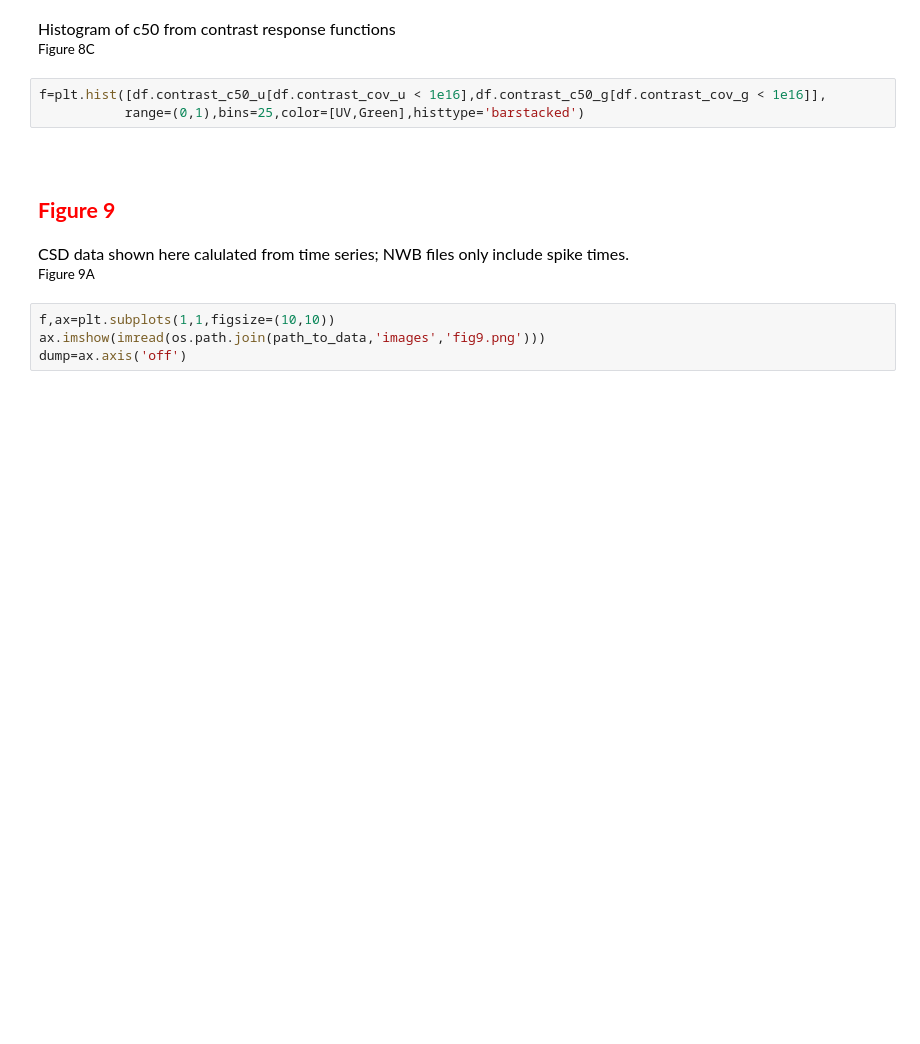
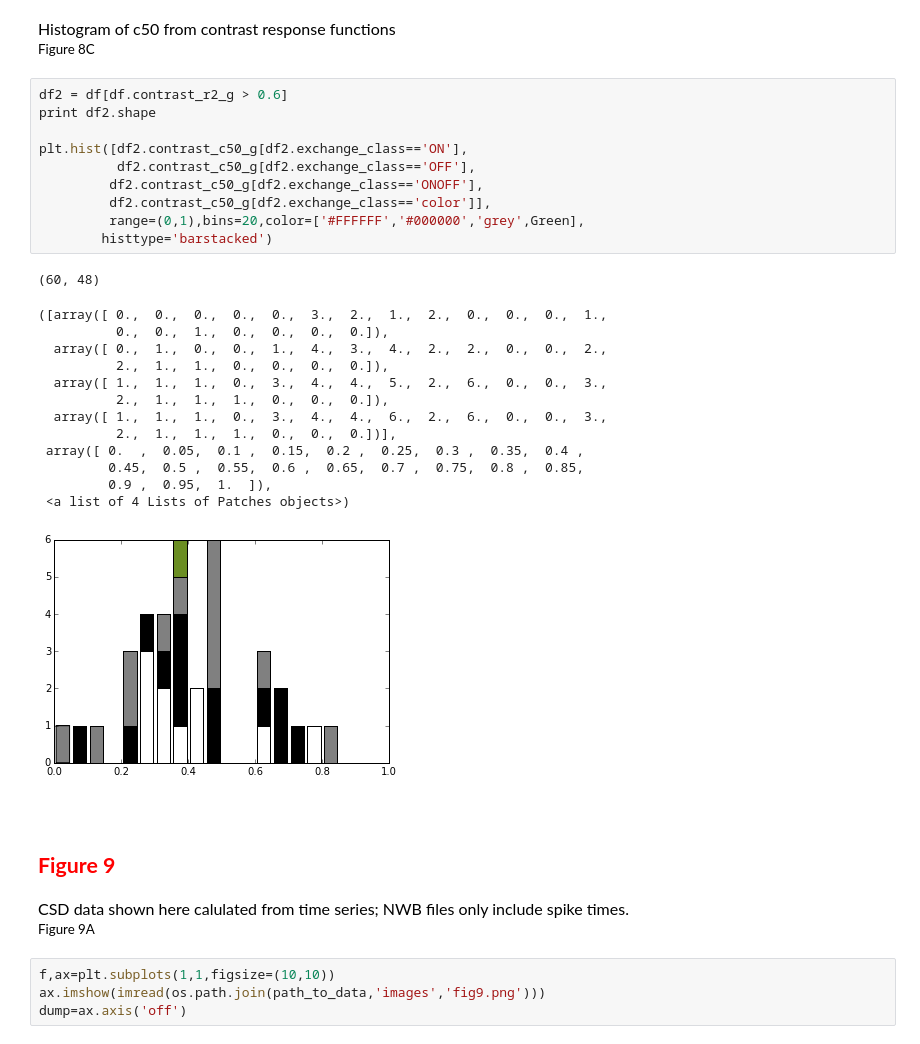
Before and after one commit to danieljdenman/mouse_chromatic, a Jupyter notebook: Denman2016_JNeurosci.ipynb, the cells around one changed output. Cells and saved outputs as stored; diff of their text form; blank space fills up the shorter version.

```diff
--- a/Denman2016_JNeurosci.ipynb
+++ b/Denman2016_JNeurosci.ipynb
@@ -1546,9 +1572,31 @@ cleanAxes(plt.gca(),leftLabels=True,bottomLabels=True)
 # %% [markdown]
 <div style="font-size:12pt;color:#000000">Histogram of c50 from contrast response functions</div>
 <div style="font-size:10pt;color:#000000"> Figure 8C</div>
-# %%
-f=plt.hist([df.contrast_c50_u[df.contrast_cov_u < 1e16],df.contrast_c50_g[df.contrast_cov_g < 1e16]],
-           range=(0,1),bins=25,color=[UV,Green],histtype='barstacked')
+# %%
+df2 = df[df.contrast_r2_g > 0.6]
+print df2.shape
+
+plt.hist([df2.contrast_c50_g[df2.exchange_class=='ON'],
+          df2.contrast_c50_g[df2.exchange_class=='OFF'],
+         df2.contrast_c50_g[df2.exchange_class=='ONOFF'],
+         df2.contrast_c50_g[df2.exchange_class=='color']],
+         range=(0,1),bins=20,color=['#FFFFFF','#000000','grey',Green],
+        histtype='barstacked')
+# %% [output]
+(60, 48)
+([array([ 0.,  0.,  0.,  0.,  0.,  3.,  2.,  1.,  2.,  0.,  0.,  0.,  1.,
+          0.,  0.,  1.,  0.,  0.,  0.,  0.]),
+  array([ 0.,  1.,  0.,  0.,  1.,  4.,  3.,  4.,  2.,  2.,  0.,  0.,  2.,
+          2.,  1.,  1.,  0.,  0.,  0.,  0.]),
+  array([ 1.,  1.,  1.,  0.,  3.,  4.,  4.,  5.,  2.,  6.,  0.,  0.,  3.,
+          2.,  1.,  1.,  1.,  0.,  0.,  0.]),
+  array([ 1.,  1.,  1.,  0.,  3.,  4.,  4.,  6.,  2.,  6.,  0.,  0.,  3.,
+          2.,  1.,  1.,  1.,  0.,  0.,  0.])],
+ array([ 0.  ,  0.05,  0.1 ,  0.15,  0.2 ,  0.25,  0.3 ,  0.35,  0.4 ,
+         0.45,  0.5 ,  0.55,  0.6 ,  0.65,  0.7 ,  0.75,  0.8 ,  0.85,
+         0.9 ,  0.95,  1.  ]),
+ <a list of 4 Lists of Patches objects>)
+[figure, added]
 # %% [markdown]
 <br></br>
 <br></br>
```
Also changed, not shown: parts of 9 cells of this notebook, 1 other file.
